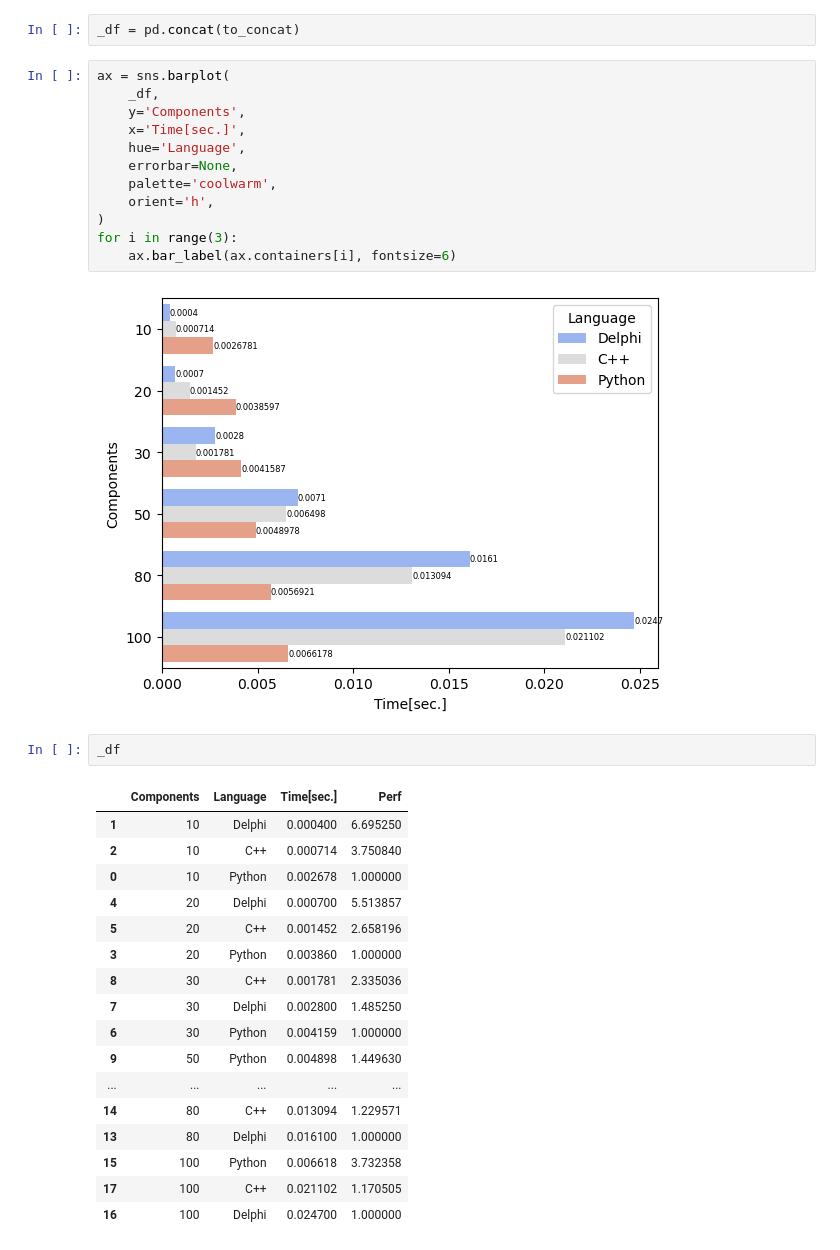
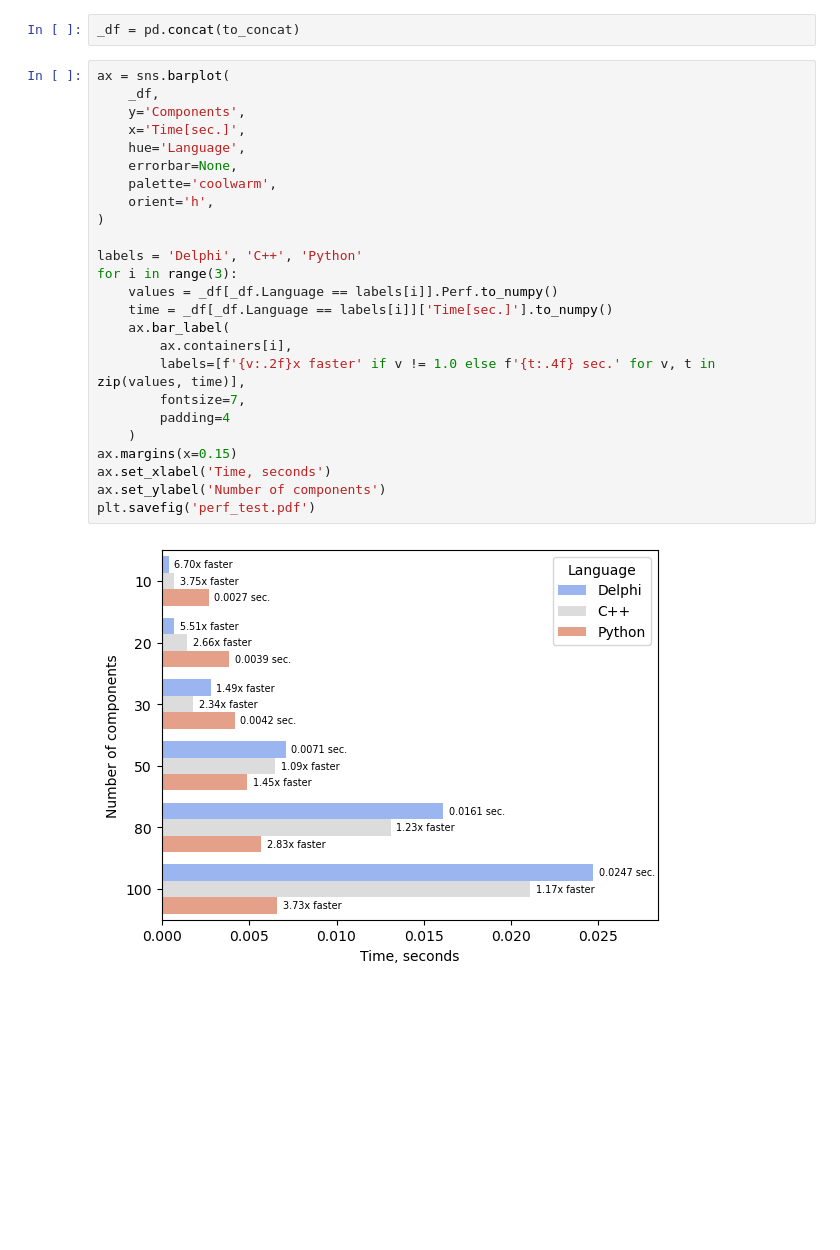
Before and after one commit to VChuzlov/My_Project, a Jupyter notebook: PerfTest/peft_test.ipynb, the cells around one changed output. Cells and saved outputs as stored; diff of their text form; blank space fills up the shorter version.

Commit message:
perf test

```diff
--- a/PerfTest/peft_test.ipynb
+++ b/PerfTest/peft_test.ipynb
@@ -108,34 +108,27 @@ _df = pd.concat(to_concat)
 # %%
 ax = sns.barplot(
     _df,
     y='Components',
     x='Time[sec.]',
     hue='Language',
     errorbar=None,
     palette='coolwarm',
     orient='h',
 )
+
+labels = 'Delphi', 'C++', 'Python'
 for i in range(3):
-    ax.bar_label(ax.containers[i], fontsize=6)
+    values = _df[_df.Language == labels[i]].Perf.to_numpy()
+    time = _df[_df.Language == labels[i]]['Time[sec.]'].to_numpy()
+    ax.bar_label(
+        ax.containers[i],
+        labels=[f'{v:.2f}x faster' if v != 1.0 else f'{t:.4f} sec.' for v, t in zip(values, time)],
+        fontsize=7,
+        padding=4
+    )
+ax.margins(x=0.15)
+ax.set_xlabel('Time, seconds')
+ax.set_ylabel('Number of components')
+plt.savefig('perf_test.pdf')
 # %% [output]
-[figure, old version]
+[figure, new version]
-# %%
-_df
-# %% [output]
-|  | Components | Language | Time[sec.] | Perf |
-| 1 | 10 | Delphi | 0.000400 | 6.695250 |
-| 2 | 10 | C++ | 0.000714 | 3.750840 |
-| 0 | 10 | Python | 0.002678 | 1.000000 |
-| 4 | 20 | Delphi | 0.000700 | 5.513857 |
-| 5 | 20 | C++ | 0.001452 | 2.658196 |
-| 3 | 20 | Python | 0.003860 | 1.000000 |
-| 8 | 30 | C++ | 0.001781 | 2.335036 |
-| 7 | 30 | Delphi | 0.002800 | 1.485250 |
-| 6 | 30 | Python | 0.004159 | 1.000000 |
-| 9 | 50 | Python | 0.004898 | 1.449630 |
-| ... | ... | ... | ... | ... |
-| 14 | 80 | C++ | 0.013094 | 1.229571 |
-| 13 | 80 | Delphi | 0.016100 | 1.000000 |
-| 15 | 100 | Python | 0.006618 | 3.732358 |
-| 17 | 100 | C++ | 0.021102 | 1.170505 |
-| 16 | 100 | Delphi | 0.024700 | 1.000000 |
```
Also changed, not shown: 1 other file.
